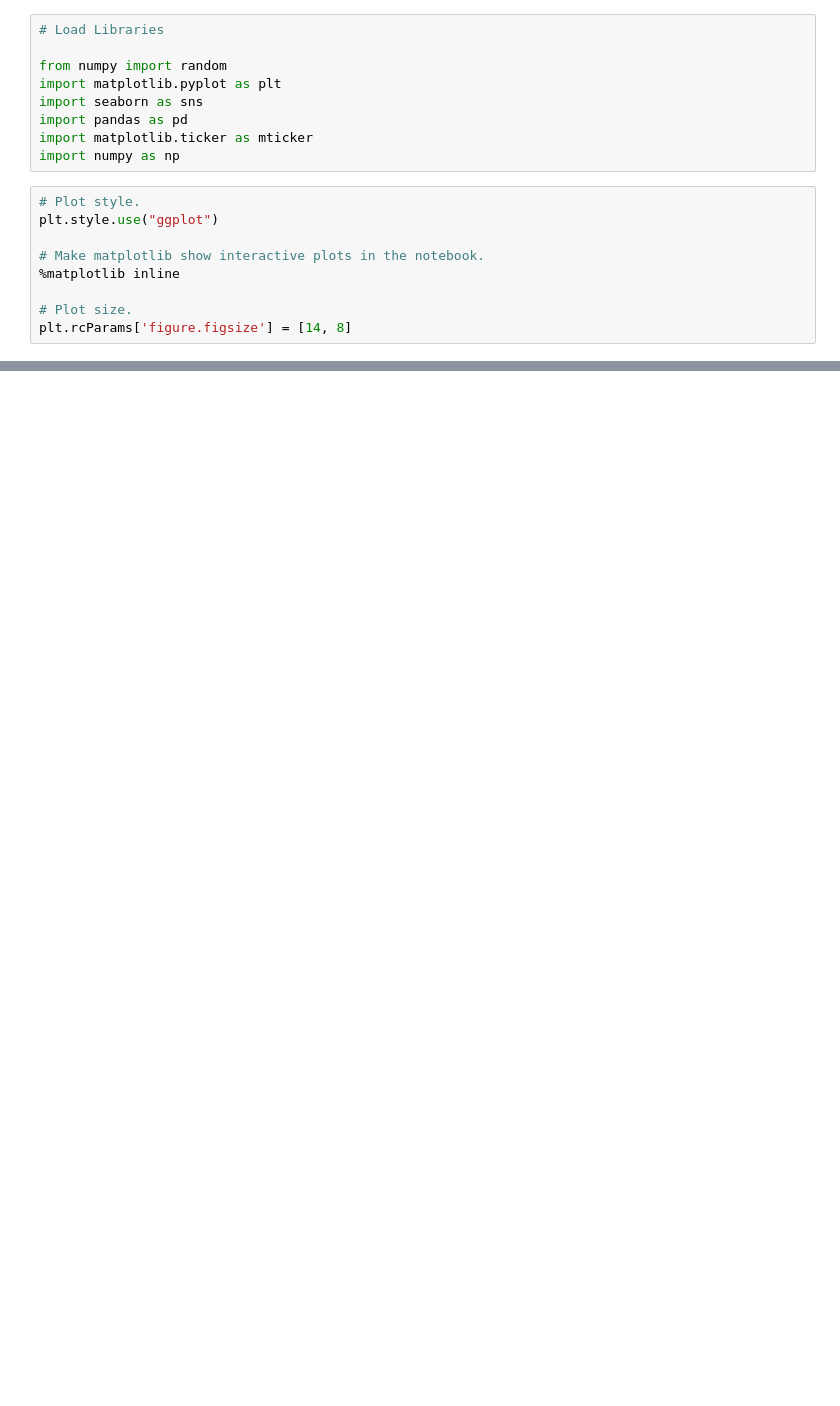
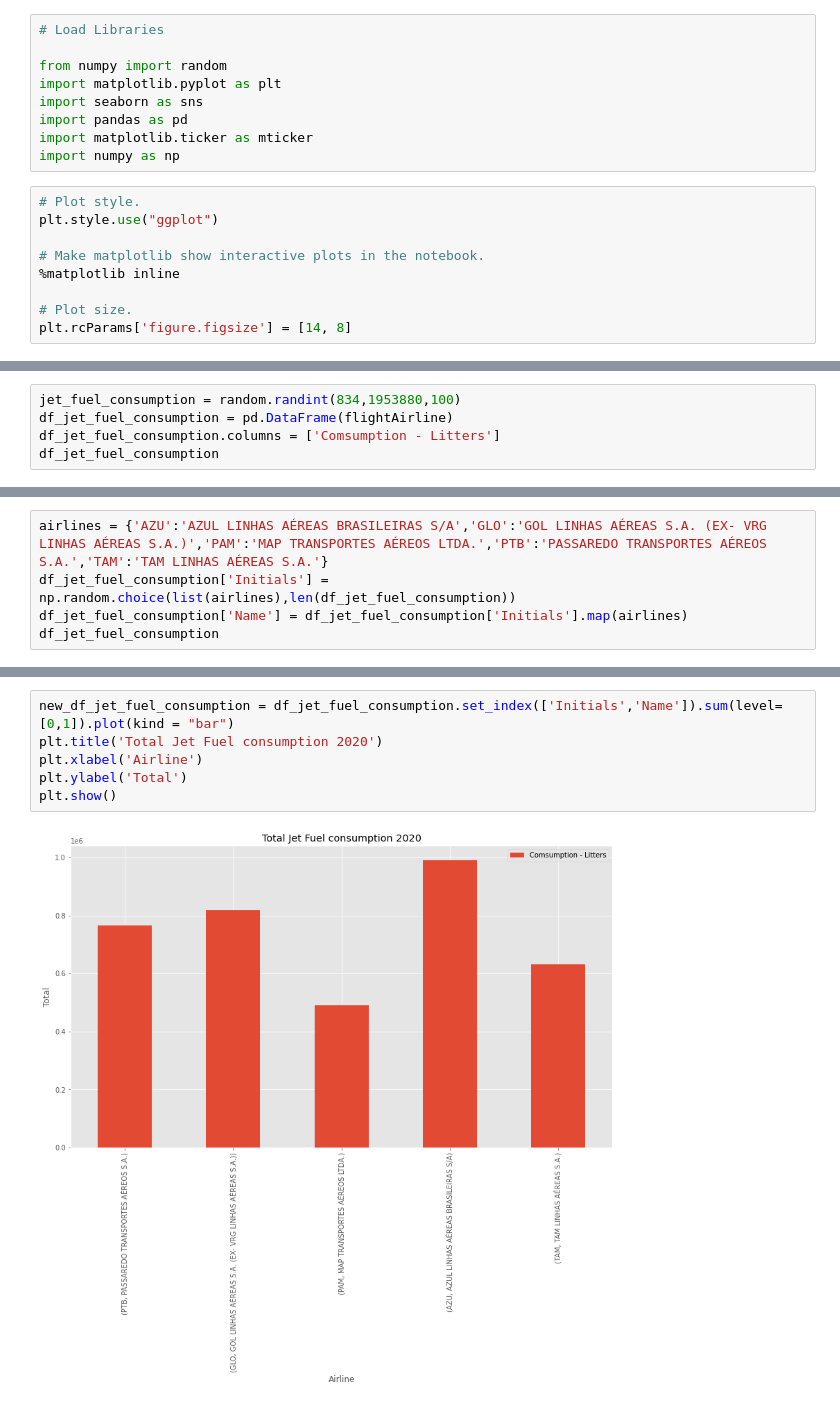
Before and after one commit to thenriq/real-world_phenomenon, a Jupyter notebook: Real_World_Phenomenon.ipynb, the cells around one changed output, grey strips where cells are left out. Drawn from its saved outputs; the diff is of its cells as text; blank space fills up the shorter version.

```diff
--- a/Real_World_Phenomenon.ipynb
+++ b/Real_World_Phenomenon.ipynb
@@ -63,0 +120,5 @@ plt.show()
+# %%
+jet_fuel_consumption = random.randint(834,1953880,100)
+df_jet_fuel_consumption = pd.DataFrame(flightAirline)
+df_jet_fuel_consumption.columns = ['Comsumption - Litters']
+df_jet_fuel_consumption
@@ -63,0 +139,5 @@ plt.show()
+# %%
+airlines = {'AZU':'AZUL LINHAS AÉREAS BRASILEIRAS S/A','GLO':'GOL LINHAS AÉREAS S.A. (EX- VRG LINHAS AÉREAS S.A.)','PAM':'MAP TRANSPORTES AÉREOS LTDA.','PTB':'PASSAREDO TRANSPORTES AÉREOS S.A.','TAM':'TAM LINHAS AÉREAS S.A.'}
+df_jet_fuel_consumption['Initials'] = np.random.choice(list(airlines),len(df_jet_fuel_consumption))
+df_jet_fuel_consumption['Name'] = df_jet_fuel_consumption['Initials'].map(airlines)
+df_jet_fuel_consumption
@@ -63,0 +158,8 @@ plt.show()
+# %%
+new_df_jet_fuel_consumption = df_jet_fuel_consumption.set_index(['Initials','Name']).sum(level=[0,1]).plot(kind = "bar")
+plt.title('Total Jet Fuel consumption 2020')
+plt.xlabel('Airline')
+plt.ylabel('Total')
+plt.show()
+# %% [output]
+[figure, added]
```
Also changed, not shown: parts of 16 cells of this notebook.
